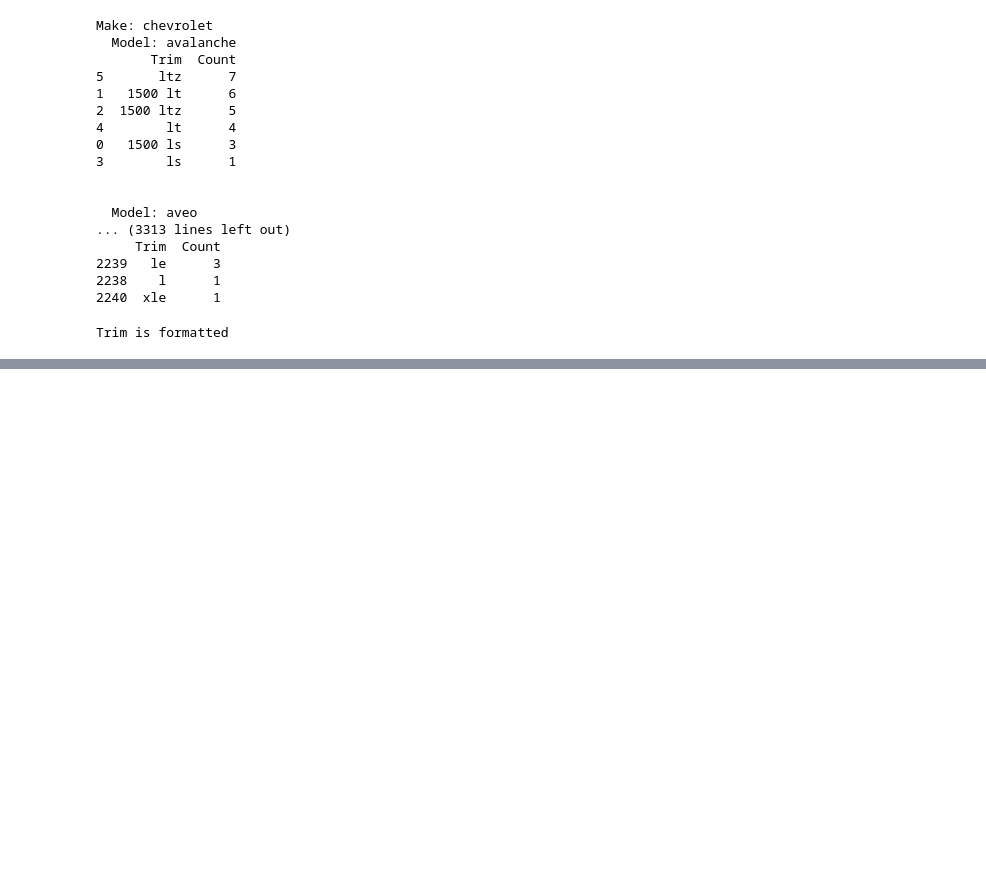
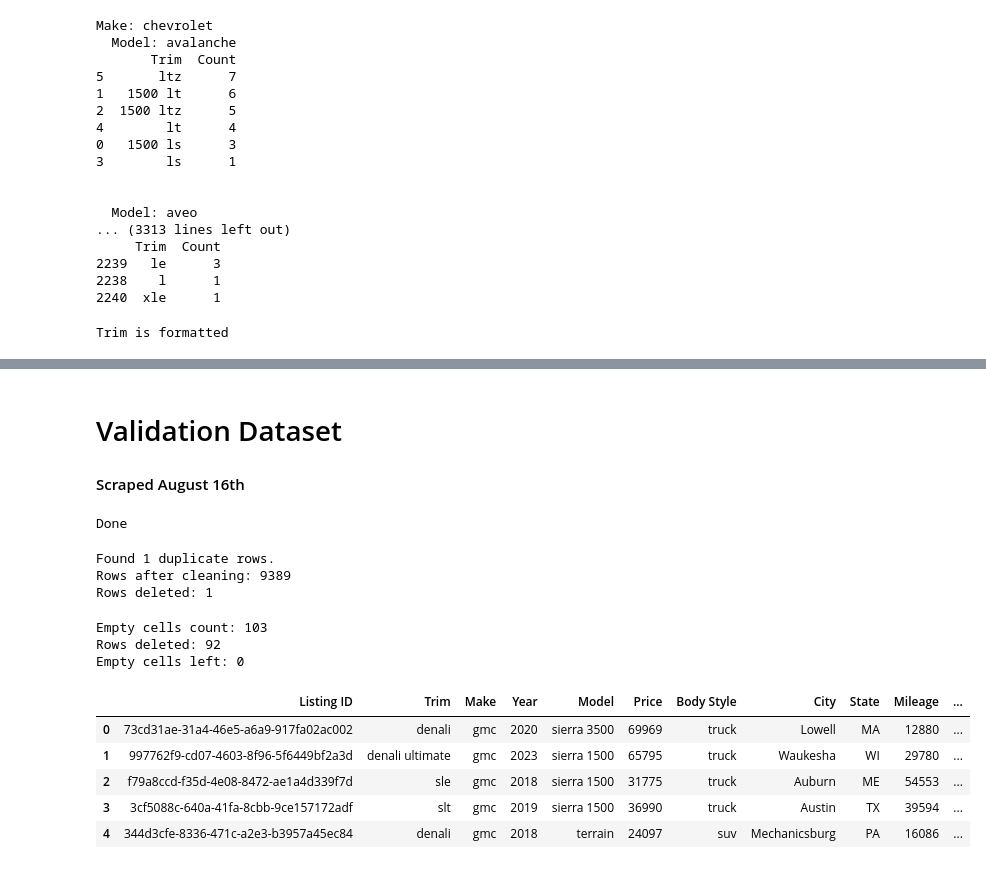
Before and after one commit to zmosDS/Dealership-Pricing-Optimization-Tool, a Jupyter notebook: data/data_cleaning.ipynb, the cells around one changed output, grey strips where cells are left out. Saved outputs shown, nothing was run; the diff lists cells and outputs as text; code cells hidden in the pictures; blank space fills up the shorter version.

```diff
--- a/data/data_cleaning.ipynb
+++ b/data/data_cleaning.ipynb
@@ -963,0 +1287,61 @@ saved 2024-08-06 14:41:23.344602
+# %% [markdown]
+# Validation Dataset
+
+#### Scraped August 16th
+# %%
+df_raw_validation = pd.read_csv('raw_data_aug_16th.csv')
+print('Done')
+# %% [output]
+Done
+# %%
+# Drop 'Listing ID' column to identify duplicates, otherwise it wont find duplicates
+df_raw_validation_noListing = df_raw_validation.drop(columns=['Listing ID'])
+
+# Identify duplicates
+duplicates_mask = df_raw_validation_noListing.duplicated()
+
+# Number of duplicate rows
+num_duplicates = duplicates_mask.sum()
+print(f"Found {num_duplicates} duplicate rows.")
+
+# Remove duplicate rows from the original DataFrame while maintaining 'Listing ID'
+df_raw_validation = df_raw_validation[~duplicates_mask].reset_index(drop=True)
+
+# Print information about the cleaning process
+print(f"Rows after cleaning: {df_raw_validation.shape[0]}")
+print(f"Rows deleted: {num_duplicates}")
+# %% [output]
+Found 1 duplicate rows.
+Rows after cleaning: 9389
+Rows deleted: 1
+# %%
+def delete_rows_with_empty_cells(df):
+    empty_cells_count = df.isnull().sum().sum()
+    rows_before = df.shape[0]
+    df.dropna(inplace=True)
+    rows_after = df.shape[0]
+    rows_deleted = rows_before - rows_after
+
+    return empty_cells_count, rows_deleted
+
+# Apply the function to the existing DataFrame
+empty_cells_count, rows_deleted = delete_rows_with_empty_cells(df_raw_validation)
+
+print(f"Empty cells count: {empty_cells_count}")
+print(f"Rows deleted: {rows_deleted}")
+print('Empty cells left:',df_raw_validation.isnull().sum().sum())
+# %% [output]
+Empty cells count: 103
+Rows deleted: 92
+Empty cells left: 0
+# %%
+# Convert 'price' column to integer, gets rid of float
+df_raw_validation['Price'] = df_raw_validation['Price'].astype(int)
+df_raw_validation.head(5)
+# %% [output]
+|  | Listing ID | Trim | Make | Year | Model | Price | Body Style | City | State | Mileage | ... |
+| 0 | 73cd31ae-31a4-46e5-a6a9-917fa02ac002 | denali | gmc | 2020 | sierra 3500 | 69969 | truck | Lowell | MA | 12880 | ... |
+| 1 | 997762f9-cd07-4603-8f96-5f6449bf2a3d | denali ultimate | gmc | 2023 | sierra 1500 | 65795 | truck | Waukesha | WI | 29780 | ... |
+| 2 | f79a8ccd-f35d-4e08-8472-ae1a4d339f7d | sle | gmc | 2018 | sierra 1500 | 31775 | truck | Auburn | ME | 54553 | ... |
+| 3 | 3cf5088c-640a-41fa-8cbb-9ce157172adf | slt | gmc | 2019 | sierra 1500 | 36990 | truck | Austin | TX | 39594 | ... |
+| 4 | 344d3cfe-8336-471c-a2e3-b3957a45ec84 | denali | gmc | 2018 | terrain | 24097 | suv | Mechanicsburg | PA | 16086 | ... |
```
Also changed, not shown: parts of 37 cells of this notebook.
